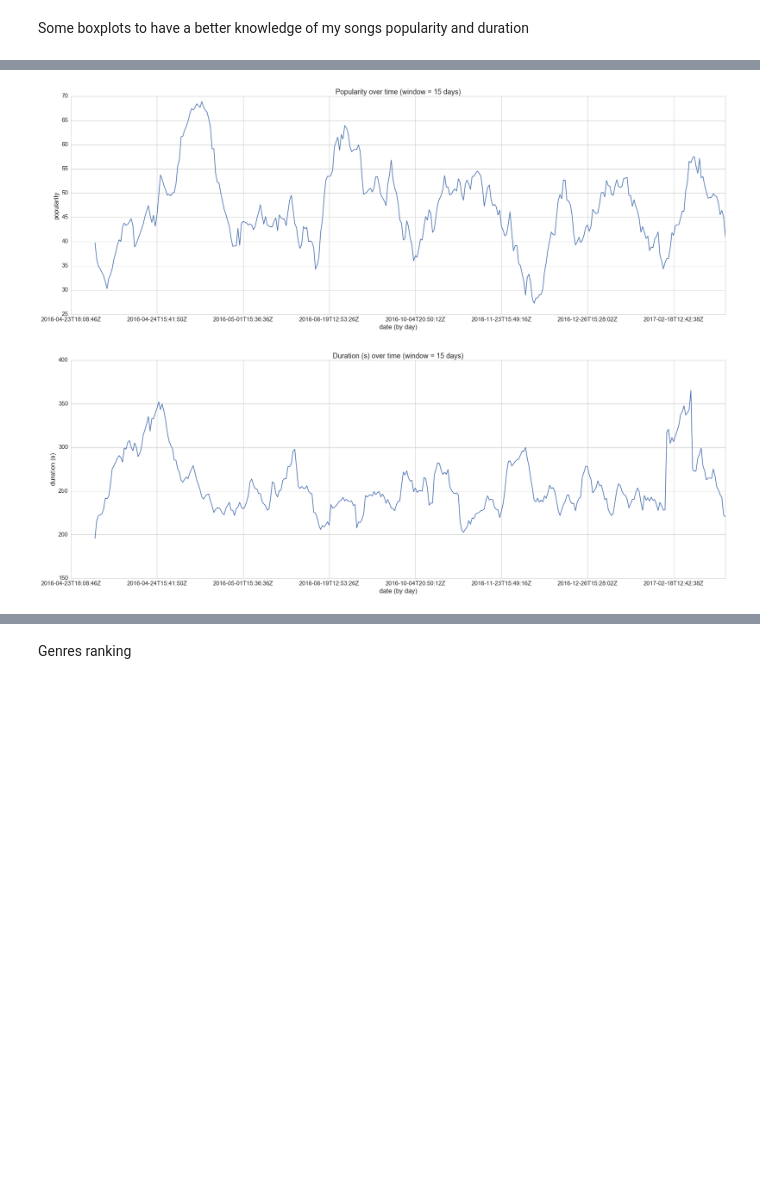
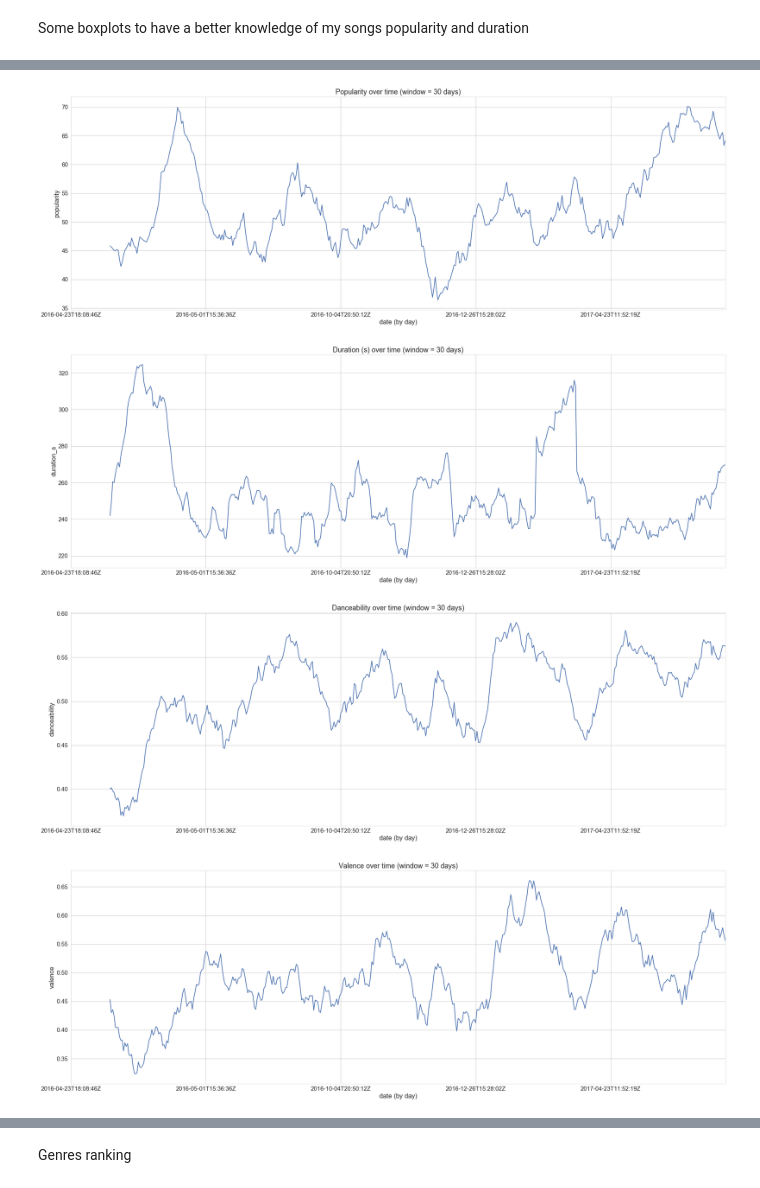
Before and after one commit to jvicentem/playing-around-with-spotify-api, a Jupyter notebook: playing-around-with-spotipy.ipynb, the cells around one changed output, grey strips where cells are left out. Drawn from its saved outputs; the diff is of its cells as text; code cells hidden in the pictures; blank space fills up the shorter version.

```diff
--- a/playing-around-with-spotipy.ipynb
+++ b/playing-around-with-spotipy.ipynb
@@ -222,26 +227,24 @@ sns.plt.show()
 # %%
-popularity_daily_series = pd.Series(data=np.array(tracks_df['popularity']),
-                                  name='popularity',
-                                  index=tracks_df['added_at']).sort_index()
+def plot_time_series(col_name, title, rolling_window_days):
+    daily_series = pd.Series(data=np.array(tracks_df[col_name]),
+                                      name=col_name,
+                                      index=tracks_df['added_at']).sort_index()
 
-(popularity_daily_series.rolling(window = 15)
- .mean()
- .plot(figsize=(30, 10))
- .set(xlabel='date (by day)', ylabel='popularity', title='Popularity over time (window = 15 days)'))
+    (daily_series.rolling(window = rolling_window_days)
+     .mean()
+     .plot(figsize=(30, 10))
+     .set(xlabel='date (by day)', ylabel=col_name, title=title))
 
-sns.plt.show()
+    sns.plt.show()
-# %% [output]
-[figure, removed]
-# %%
-duration_daily_series = pd.Series(data=np.array(tracks_df['duration_s']),
-                                  name='duration_s',
-                                  index=tracks_df['added_at']).sort_index()
-
-(duration_daily_series.rolling(window = 15)
- .mean()
- .plot(figsize=(30, 10))
- .set(xlabel='date (by day)', ylabel='duration (s)', title='Duration (s) over time (window = 15 days)'))
-
-sns.plt.show()
-# %% [output]
-[figure, removed]
+# %%
+plot_time_series('popularity', 'Popularity over time (window = 30 days)', 30)
+plot_time_series('duration_s', 'Duration (s) over time (window = 30 days)', 30)
+plot_time_series('danceability', 'Danceability over time (window = 30 days)', 30)
+plot_time_series('valence', 'Valence over time (window = 30 days)', 30)
+plot_time_series('energy', 'Energy over time (window = 30 days)', 30)
+plot_time_series('tempo', 'Tempo over time (window = 30 days)', 30)
+# %% [output]
+[figure, added]
+[figure, added]
+[figure, added]
+[figure, added]
```
Also changed, not shown: parts of 55 cells of this notebook, 1 other file.
